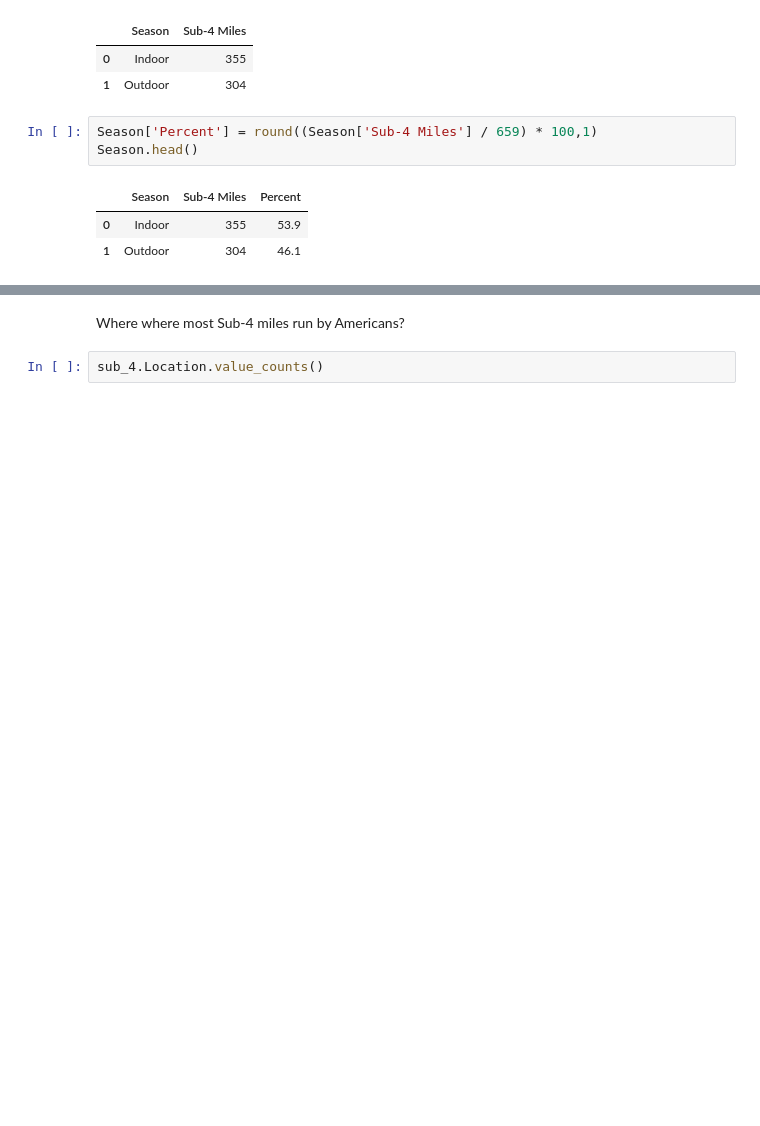
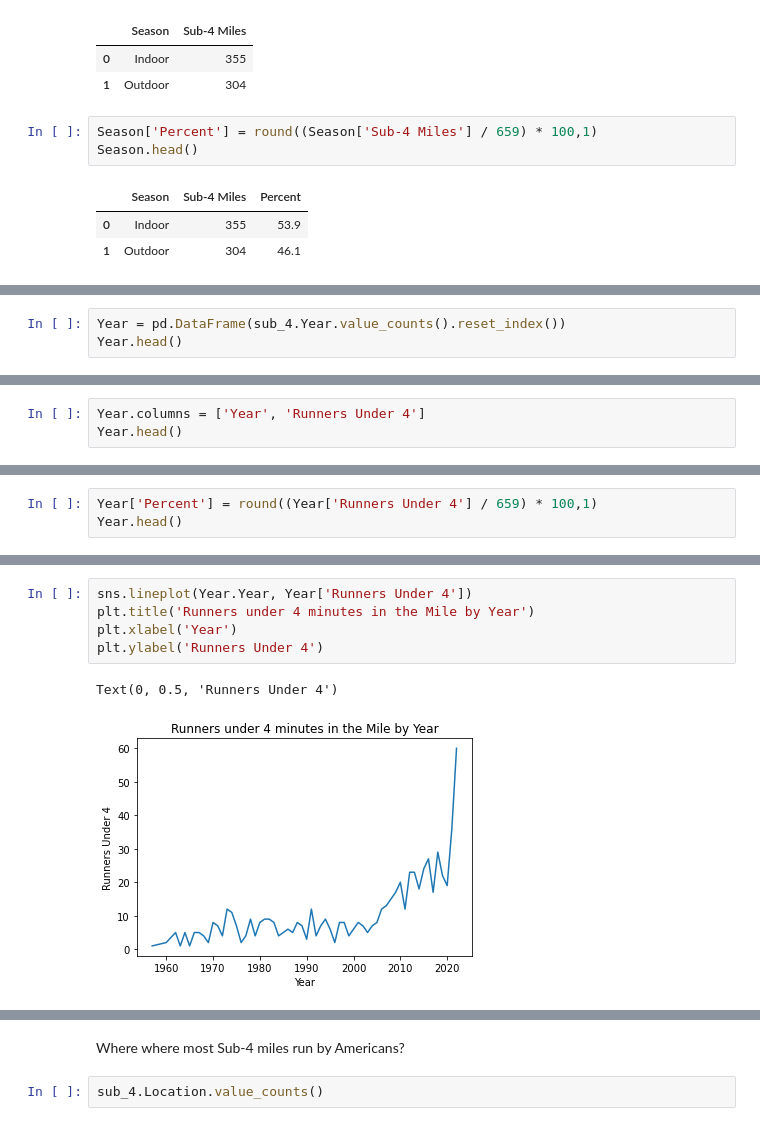
Before and after one commit to LJRollerII/United_States_Sub_4_Milers_Database, a Jupyter notebook: notebooks/Sub_4_Miler_Analysis.ipynb, the cells around one changed output, grey strips where cells are left out. Drawn from its saved outputs; the diff is of its cells as text; blank space fills up the shorter version.

Commit message:
Added year and decade data.

```diff
--- a/notebooks/Sub_4_Miler_Analysis.ipynb
+++ b/notebooks/Sub_4_Miler_Analysis.ipynb
@@ -158,0 +175,3 @@ Season.head()
+# %%
+Year = pd.DataFrame(sub_4.Year.value_counts().reset_index())
+Year.head()
@@ -158,0 +185,3 @@ Season.head()
+# %%
+Year.columns = ['Year', 'Runners Under 4']
+Year.head()
@@ -158,0 +195,3 @@ Season.head()
+# %%
+Year['Percent'] = round((Year['Runners Under 4'] / 659) * 100,1)
+Year.head()
@@ -158,0 +205,8 @@ Season.head()
+# %%
+sns.lineplot(Year.Year, Year['Runners Under 4'])
+plt.title('Runners under 4 minutes in the Mile by Year')
+plt.xlabel('Year')
+plt.ylabel('Runners Under 4')
+# %% [output]
+Text(0, 0.5, 'Runners Under 4')
+[figure, added]
```
Also changed, not shown: parts of 17 cells of this notebook.
